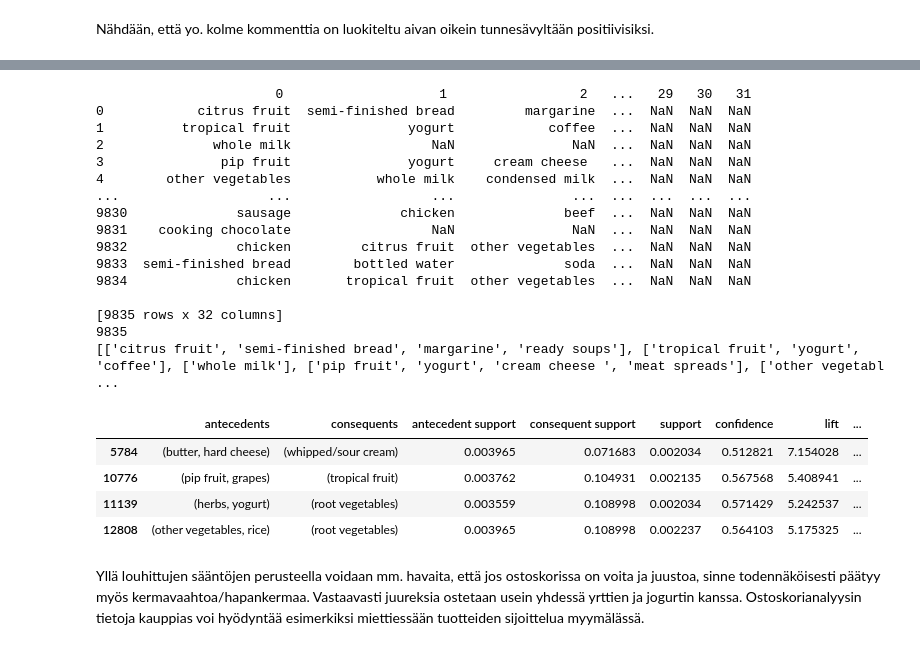
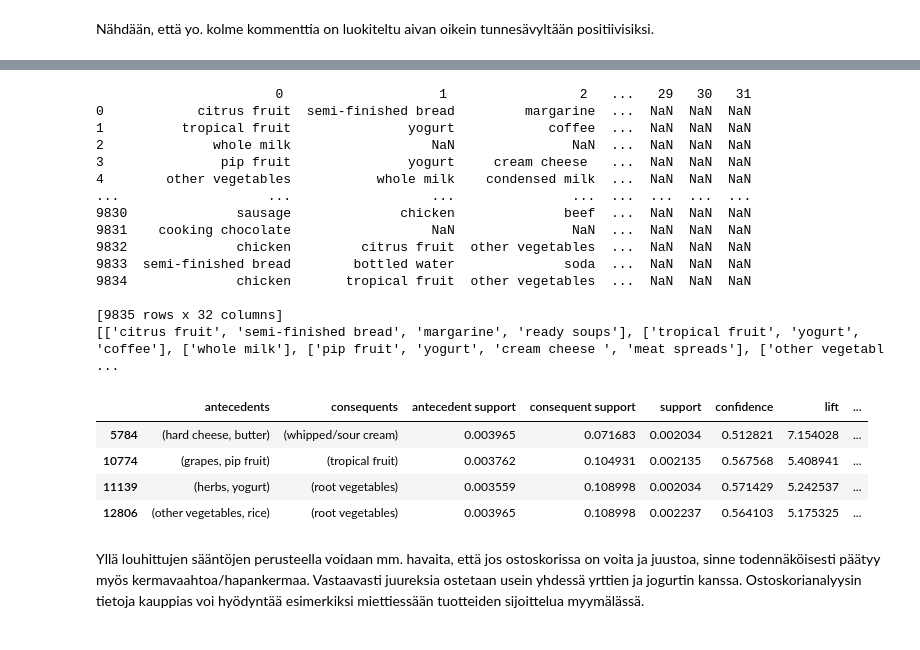
Before and after one commit to moravasa/ohsiha_app, a Jupyter notebook: oppimispaivakirja.ipynb, the cells around one changed output, grey strips where cells are left out. Drawn from its saved outputs; the diff is of its cells as text; code cells hidden in the pictures.

```diff
--- a/oppimispaivakirja.ipynb
+++ b/oppimispaivakirja.ipynb
@@ -599,13 +790,13 @@ from mlxtend.preprocessing import TransactionEncoder
 # Tehdään ostoskorianalyysi datan pohjalta.
 
 GROCERIES_DATA='https://raw.githubusercontent.com/stedy/Machine-Learning-with-R-datasets/master/groceries.csv'
-df=pd.read_csv(KAGGLE_DATA, header=None, names=range(32))
+df=pd.read_csv(GROCERIES_DATA, header=None, names=range(32))
 
 print(df)
 
 # muunnetaan dataframe listaksi
 basket_data=df.stack().groupby(level=0).apply(list).tolist()
-print(basket)
+print(basket_data)
 
 # datasetissä on yhdeensä 9835 transaktiota
 # %% [output]
@@ -623,29 +814,28 @@ print(basket)
 9834              chicken       tropical fruit  other vegetables  ...  NaN  NaN  NaN
 
 [9835 rows x 32 columns]
-9835
 [['citrus fruit', 'semi-finished bread', 'margarine', 'ready soups'], ['tropical fruit', 'yogurt', 'coffee'], ['whole milk'], ['pip fruit', 'yogurt', 'cream cheese ', 'meat spreads'], ['other vegetabl ...
 # %%
 # Muunnetaan kategorinen data "one-hot" enkoodattuun muotoon
 te = TransactionEncoder()
 te_ary = te.fit(basket_data).transform(basket_data)
 df = pd.DataFrame(te_ary, columns=te.columns_)
 
 # Lasketaan datasta assiosiaatiosäännöt apriori-metodilla
 # tässä apuna käytetty:
 # https://medium.com/swlh/a-tutorial-about-market-basket-analysis-in-python-predictive-hacks-497dc6e06b27
-rules = association_rules(frequent_itemsets)
+
 frequent_itemsets = apriori(df, min_support = 0.002, max_len = 3, use_colnames=True)
 rules = association_rules(frequent_itemsets, metric="lift", min_threshold=1)
 rules['lhs items'] = rules['antecedents'].apply(lambda x:len(x) )
 
 # Säännöt, joissa sekä lift että confidence ovat suuria, ovat todennäköisimpiä
 rules[(rules['lift'] >= 5) & (rules['confidence'] >= 0.5)].sort_values(by='lift', ascending=False)
 # %% [output]
 |  | antecedents | consequents | antecedent support | consequent support | support | confidence | lift | ... |
-| 5784 | (butter, hard cheese) | (whipped/sour cream) | 0.003965 | 0.071683 | 0.002034 | 0.512821 | 7.154028 | ... |
-| 10776 | (pip fruit, grapes) | (tropical fruit) | 0.003762 | 0.104931 | 0.002135 | 0.567568 | 5.408941 | ... |
+| 5784 | (hard cheese, butter) | (whipped/sour cream) | 0.003965 | 0.071683 | 0.002034 | 0.512821 | 7.154028 | ... |
+| 10774 | (grapes, pip fruit) | (tropical fruit) | 0.003762 | 0.104931 | 0.002135 | 0.567568 | 5.408941 | ... |
 | 11139 | (herbs, yogurt) | (root vegetables) | 0.003559 | 0.108998 | 0.002034 | 0.571429 | 5.242537 | ... |
-| 12808 | (other vegetables, rice) | (root vegetables) | 0.003965 | 0.108998 | 0.002237 | 0.564103 | 5.175325 | ... |
+| 12806 | (other vegetables, rice) | (root vegetables) | 0.003965 | 0.108998 | 0.002237 | 0.564103 | 5.175325 | ... |
 # %% [markdown]
 Yllä louhittujen sääntöjen perusteella voidaan mm. havaita, että jos ostoskorissa on voita ja juustoa, sinne todennäköisesti päätyy myös  kermavaahtoa/hapankermaa. Vastaavasti juureksia ostetaan usein yhdessä yrttien ja jogurtin kanssa. Ostoskorianalyysin tietoja kauppias voi hyödyntää esimerkiksi miettiessään tuotteiden sijoittelua myymälässä.
```
Also changed, not shown: parts of 25 cells of this notebook.
